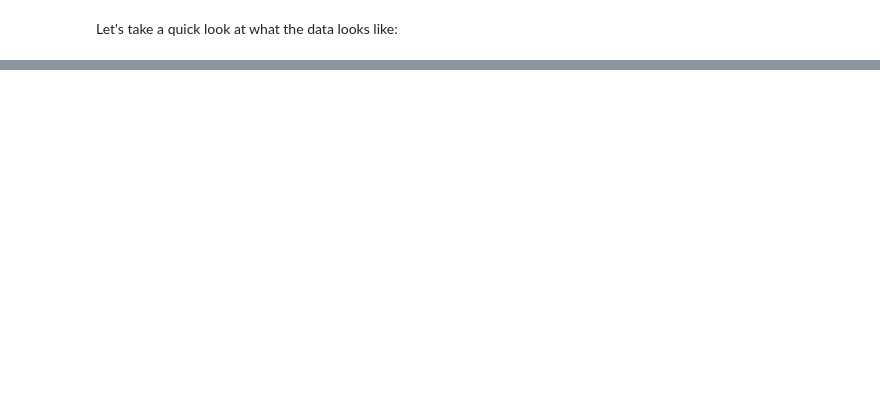
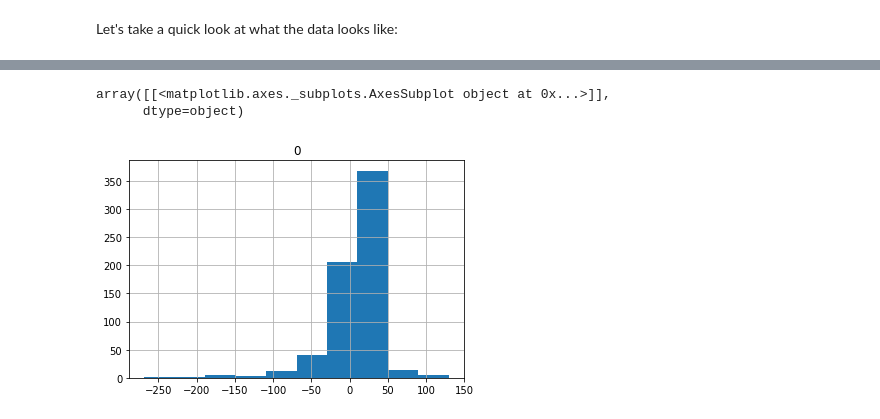
Before and after one commit to spegelm/fdwl, a Jupyter notebook: forecasting-danube-water-levels.ipynb, the cells around one changed output, grey strips where cells are left out. Drawn from its saved outputs; the diff is of its cells as text; code cells hidden in the pictures; blank space fills up the shorter version.

```diff
--- a/forecasting-danube-water-levels.ipynb
+++ b/forecasting-danube-water-levels.ipynb
@@ -290,0 +138,6 @@ plt.show()
+# %%
+# defining our parameters
+test_share = 0.1 # test set share of data set
+timesteps = 2 # window size for LSTM
+lr_timesteps = min(3, timesteps) # window size for LinReg, should not be higher than timesteps
+batchsize = 4 # for LSTM
@@ -290,0 +491,6 @@ plt.show()
+# %%
+pd.DataFrame(lstm_test_residuals).hist()
+# %% [output]
+array([[<matplotlib.axes._subplots.AxesSubplot object at 0x...>]],
+      dtype=object)
+[figure, added]
```
Also changed, not shown: parts of 66 cells of this notebook.
